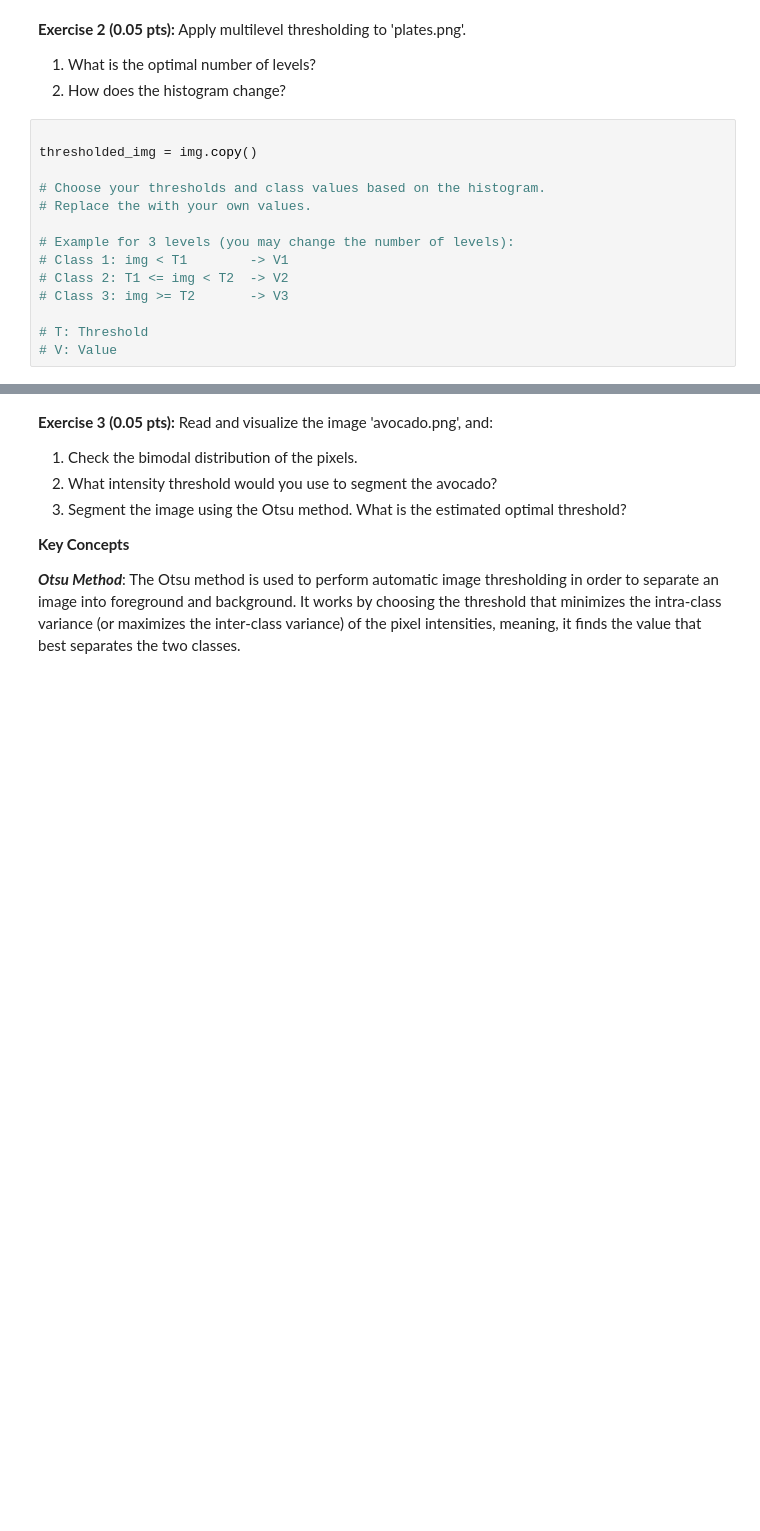
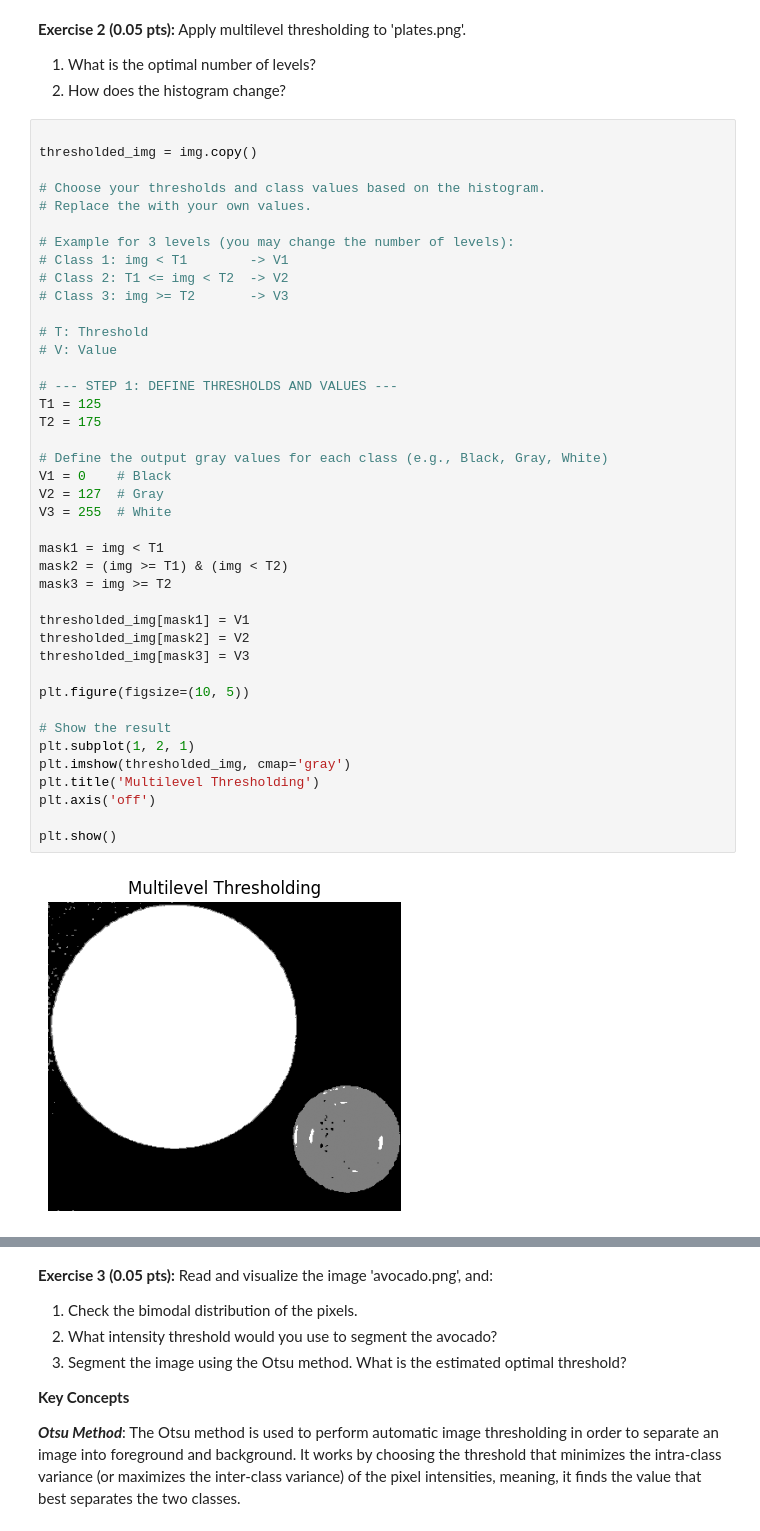
Before and after one commit to fvazquezf/computerVision-tps, a Jupyter notebook: Lab4_25_26.ipynb, the cells around one changed output, grey strips where cells are left out. Cells and saved outputs as stored; diff of their text form; blank space fills up the shorter version.

```diff
--- a/Lab4_25_26.ipynb
+++ b/Lab4_25_26.ipynb
@@ -126,17 +151,46 @@ Apply multilevel thresholding to 'plates.png'.
 # %%
 
 thresholded_img = img.copy()
 
 # Choose your thresholds and class values based on the histogram.
 # Replace the with your own values.
 
 # Example for 3 levels (you may change the number of levels):
 # Class 1: img < T1        -> V1
 # Class 2: T1 <= img < T2  -> V2
 # Class 3: img >= T2       -> V3
 
 # T: Threshold
 # V: Value
+
+# --- STEP 1: DEFINE THRESHOLDS AND VALUES ---
+T1 = 125
+T2 = 175
+
+# Define the output gray values for each class (e.g., Black, Gray, White)
+V1 = 0    # Black
+V2 = 127  # Gray
+V3 = 255  # White
+
+mask1 = img < T1
+mask2 = (img >= T1) & (img < T2)
+mask3 = img >= T2
+
+thresholded_img[mask1] = V1
+thresholded_img[mask2] = V2
+thresholded_img[mask3] = V3
+
+plt.figure(figsize=(10, 5))
+
+# Show the result
+plt.subplot(1, 2, 1)
+plt.imshow(thresholded_img, cmap='gray')
+plt.title('Multilevel Thresholding')
+plt.axis('off')
+
+plt.show()
+# %% [output]
+[figure, added]
 # %%
 sns.histplot(thresholded_img.reshape(-1))
 plt.show()
```
Also changed, not shown: parts of 44 cells of this notebook.
